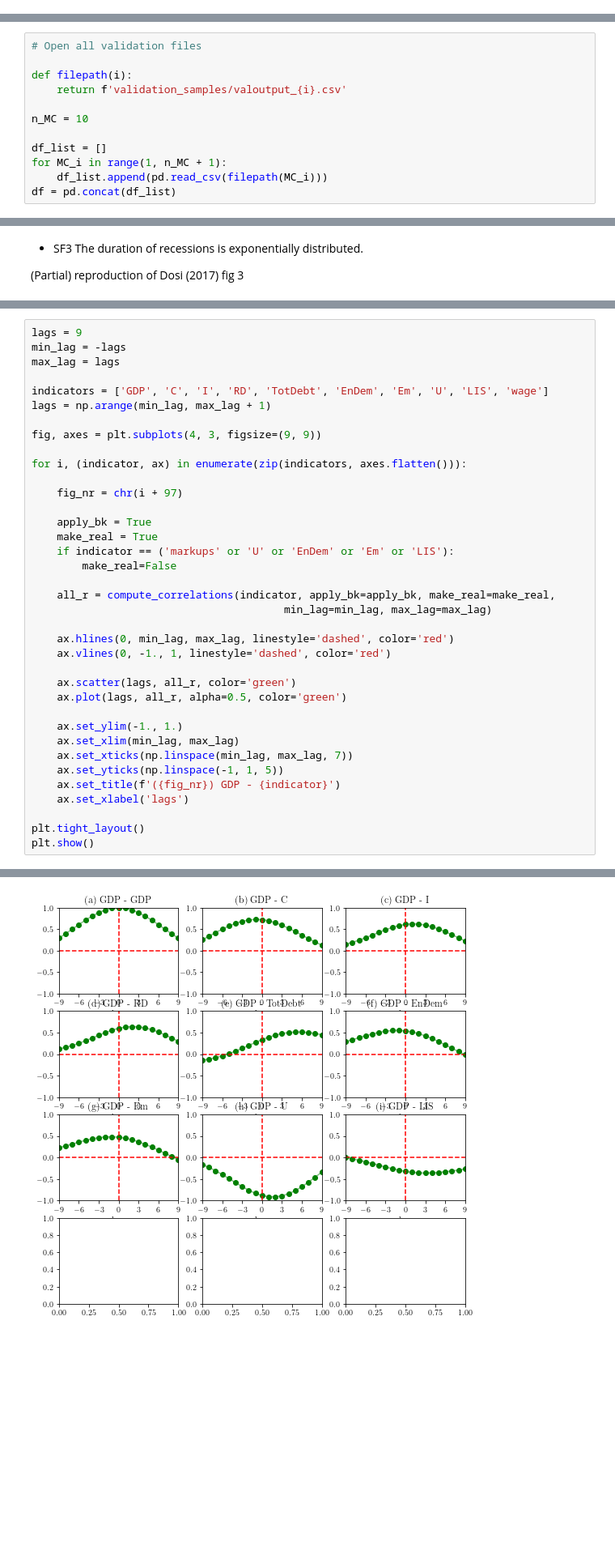
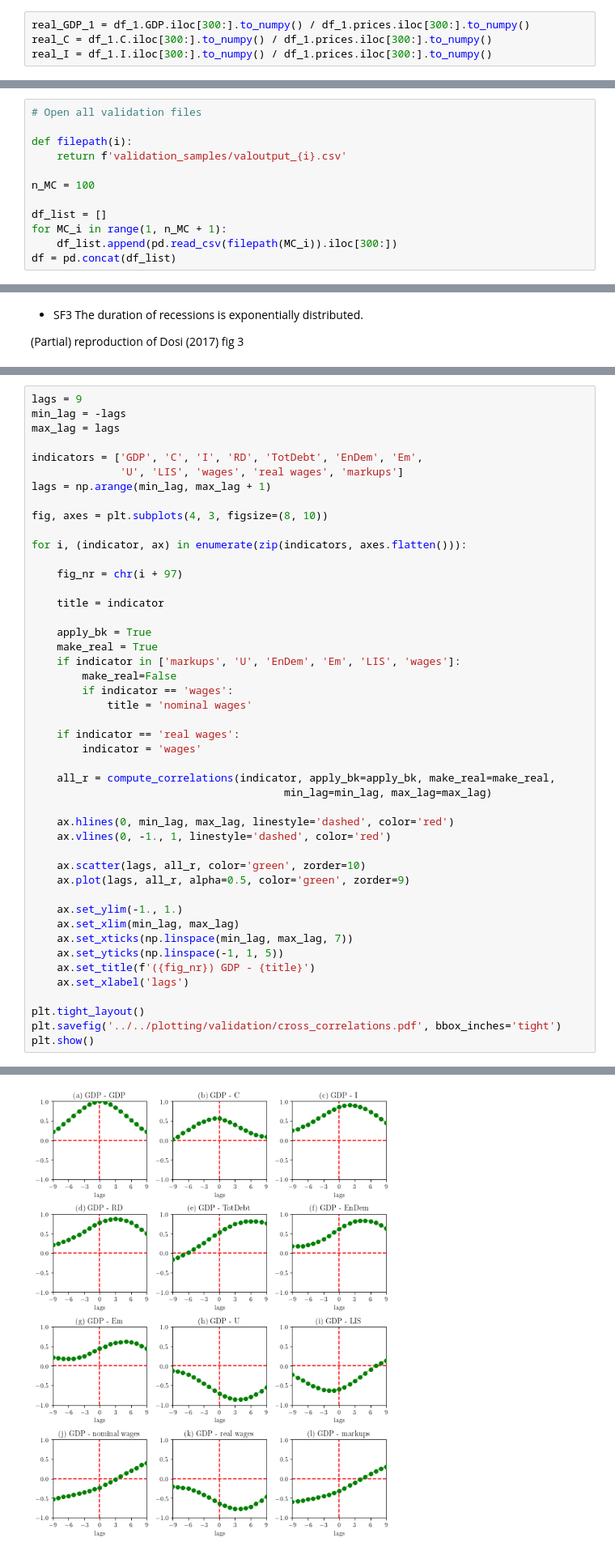
Before and after one commit to Tarsatir/Capsule_Climate, a Jupyter notebook: results/validation/replication_plots.ipynb, the cells around one changed output, grey strips where cells are left out. Shown at 81% size. Cells and saved outputs as stored; diff of their text form; blank space fills up the shorter version.

Commit message:
Added experiment code and plotting

```diff
--- a/results/validation/replication_plots.ipynb
+++ b/results/validation/replication_plots.ipynb
@@ -41,6 +39,10 @@ more volatile than GDP.
 * SF6 Synchronization of the business cycle and emission dynamics.
 
 (Partial) replication of Dosi (2010) fig 1 and 2, Lamperti et al (2018) fig 2 and 8
+# %%
+real_GDP_1 = df_1.GDP.iloc[300:].to_numpy() / df_1.prices.iloc[300:].to_numpy()
+real_C = df_1.C.iloc[300:].to_numpy() / df_1.prices.iloc[300:].to_numpy()
+real_I = df_1.I.iloc[300:].to_numpy() / df_1.prices.iloc[300:].to_numpy()
 # %%
 x = np.arange(0, 361, 60)
 years = np.arange(2020, 2051, 5)
@@ -405,11 +282,11 @@ W share: 0.5369445648054249
 def filepath(i):
     return f'validation_samples/valoutput_{i}.csv'
 
-n_MC = 10
+n_MC = 100
 
 df_list = []
 for MC_i in range(1, n_MC + 1):
-    df_list.append(pd.read_csv(filepath(MC_i)))
+    df_list.append(pd.read_csv(filepath(MC_i)).iloc[300:])
 df = pd.concat(df_list)
 # %% [markdown]
 * SF2 The distribution of GDP growth rates is fat-tailed.
@@ -533,19 +418,27 @@ lags = 9
 min_lag = -lags
 max_lag = lags
 
-indicators = ['GDP', 'C', 'I', 'RD', 'TotDebt', 'EnDem', 'Em', 'U', 'LIS', 'wage']
+indicators = ['GDP', 'C', 'I', 'RD', 'TotDebt', 'EnDem', 'Em',
+              'U', 'LIS', 'wages', 'real wages', 'markups']
 lags = np.arange(min_lag, max_lag + 1)
 
-fig, axes = plt.subplots(4, 3, figsize=(9, 9))
+fig, axes = plt.subplots(4, 3, figsize=(8, 10))
 
 for i, (indicator, ax) in enumerate(zip(indicators, axes.flatten())):
 
     fig_nr = chr(i + 97)
 
+    title = indicator
+
     apply_bk = True
     make_real = True
-    if indicator == ('markups' or 'U' or 'EnDem' or 'Em' or 'LIS'):
+    if indicator in ['markups', 'U', 'EnDem', 'Em', 'LIS', 'wages']:
         make_real=False
+        if indicator == 'wages':
+            title = 'nominal wages'
+
+    if indicator == 'real wages':
+        indicator = 'wages'
 
     all_r = compute_correlations(indicator, apply_bk=apply_bk, make_real=make_real,
                                         min_lag=min_lag, max_lag=max_lag)
@@ -553,16 +446,17 @@ for i, (indicator, ax) in enumerate(zip(indicators, axes.flatten())):
     ax.hlines(0, min_lag, max_lag, linestyle='dashed', color='red')
     ax.vlines(0, -1., 1, linestyle='dashed', color='red')
 
-    ax.scatter(lags, all_r, color='green')
-    ax.plot(lags, all_r, alpha=0.5, color='green')
+    ax.scatter(lags, all_r, color='green', zorder=10)
+    ax.plot(lags, all_r, alpha=0.5, color='green', zorder=9)
 
     ax.set_ylim(-1., 1.)
     ax.set_xlim(min_lag, max_lag)
     ax.set_xticks(np.linspace(min_lag, max_lag, 7))
     ax.set_yticks(np.linspace(-1, 1, 5))
-    ax.set_title(f'({fig_nr}) GDP - {indicator}')
+    ax.set_title(f'({fig_nr}) GDP - {title}')
     ax.set_xlabel('lags')
 
 plt.tight_layout()
+plt.savefig('../../plotting/validation/cross_correlations.pdf', bbox_inches='tight')
 plt.show()
 # %% [output]
@@ -570,4 +463,4 @@ KeyError: 'wage'
-[figure, old version]
+[figure, new version]
 # %%
 filtered_series ={
     'GDP': sm.tsa.filters.bkfilter(np.log(df.GDP / df.prices), bk_low, bk_high, bk_K),
```
Also changed, not shown: parts of 27 cells of this notebook, 40 other files.
